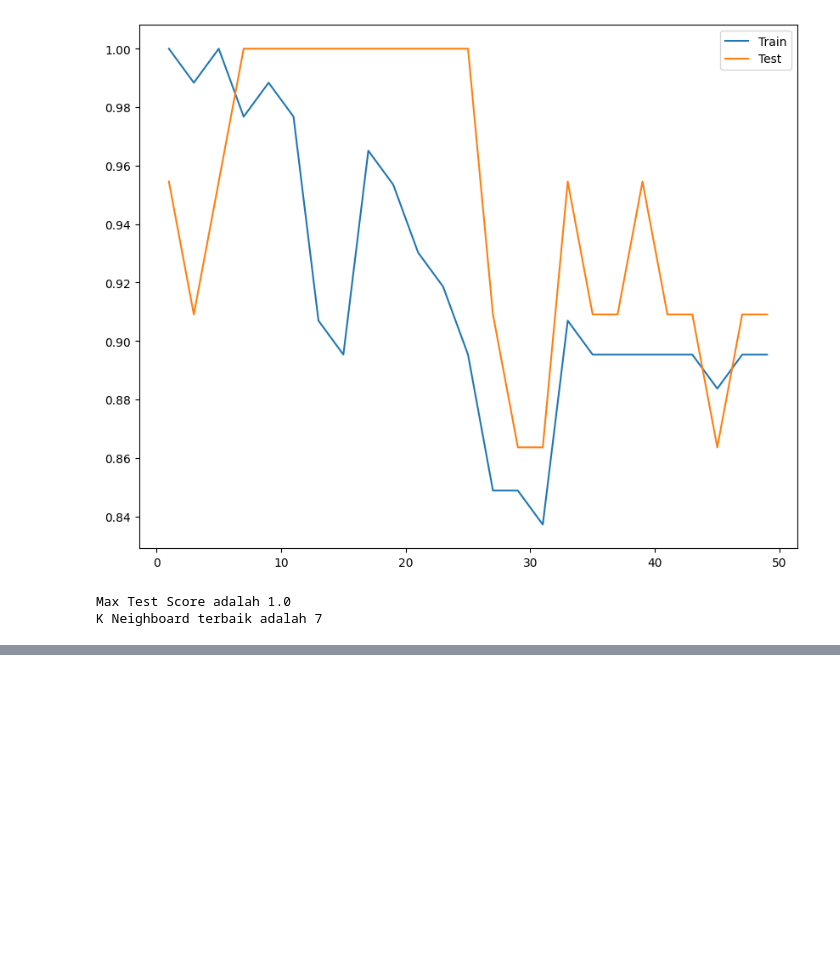
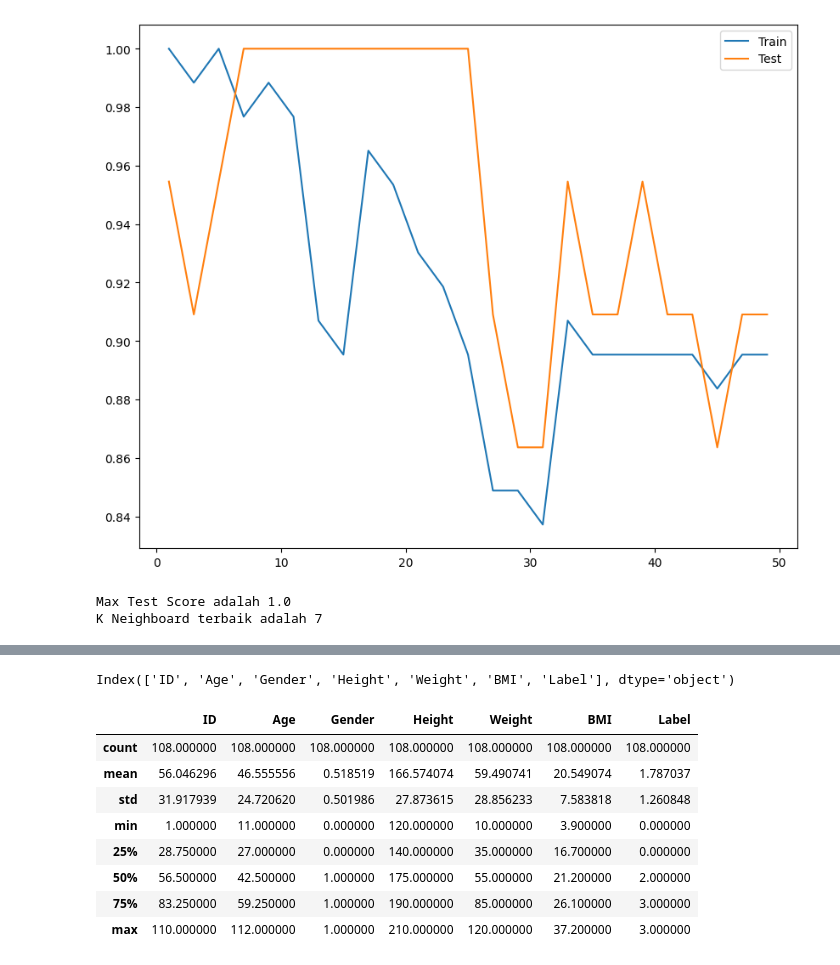
Before and after one commit to RICKY-UPB/Leanbackhimaupb, a Jupyter notebook: Klasifikasi_Obesitas.ipynb, the cells around one changed output, grey strips where cells are left out. Saved outputs shown, nothing was run; the diff lists cells and outputs as text; code cells hidden in the pictures; blank space fills up the shorter version.

```diff
--- a/Klasifikasi_Obesitas.ipynb
+++ b/Klasifikasi_Obesitas.ipynb
@@ -208,0 +228,16 @@ K Neighboard terbaik adalah 7
+# %%
+df.columns
+# %% [output]
+Index(['ID', 'Age', 'Gender', 'Height', 'Weight', 'BMI', 'Label'], dtype='object')
+# %%
+df.describe()
+# %% [output]
+|  | ID | Age | Gender | Height | Weight | BMI | Label |
+| count | 108.000000 | 108.000000 | 108.000000 | 108.000000 | 108.000000 | 108.000000 | 108.000000 |
+| mean | 56.046296 | 46.555556 | 0.518519 | 166.574074 | 59.490741 | 20.549074 | 1.787037 |
+| std | 31.917939 | 24.720620 | 0.501986 | 27.873615 | 28.856233 | 7.583818 | 1.260848 |
+| min | 1.000000 | 11.000000 | 0.000000 | 120.000000 | 10.000000 | 3.900000 | 0.000000 |
+| 25% | 28.750000 | 27.000000 | 0.000000 | 140.000000 | 35.000000 | 16.700000 | 0.000000 |
+| 50% | 56.500000 | 42.500000 | 1.000000 | 175.000000 | 55.000000 | 21.200000 | 2.000000 |
+| 75% | 83.250000 | 59.250000 | 1.000000 | 190.000000 | 85.000000 | 26.100000 | 3.000000 |
+| max | 110.000000 | 112.000000 | 1.000000 | 210.000000 | 120.000000 | 37.200000 | 3.000000 |
```
Also changed, not shown: parts of 10 cells of this notebook.
